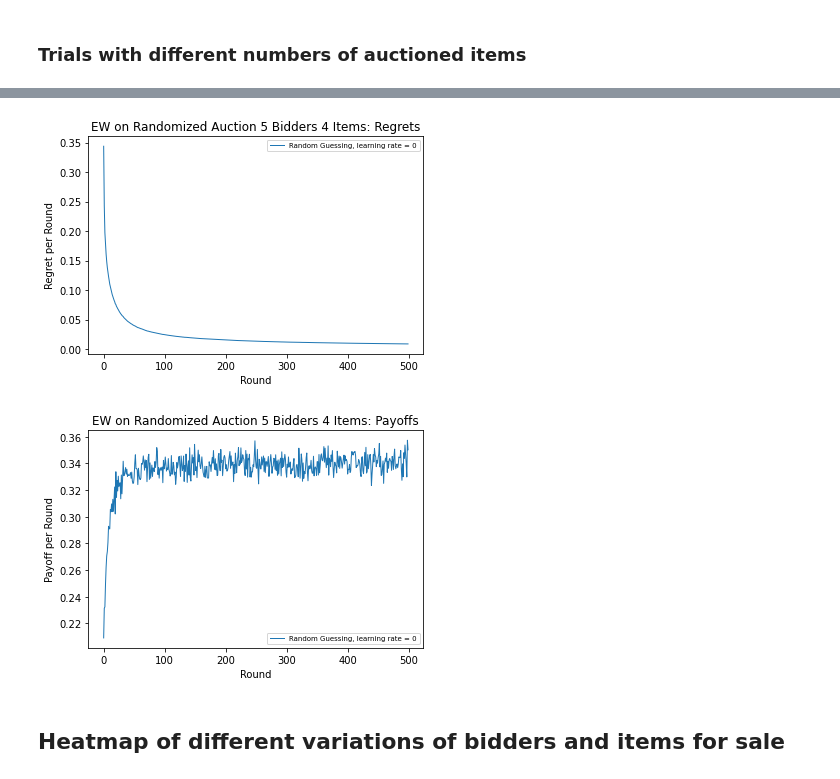
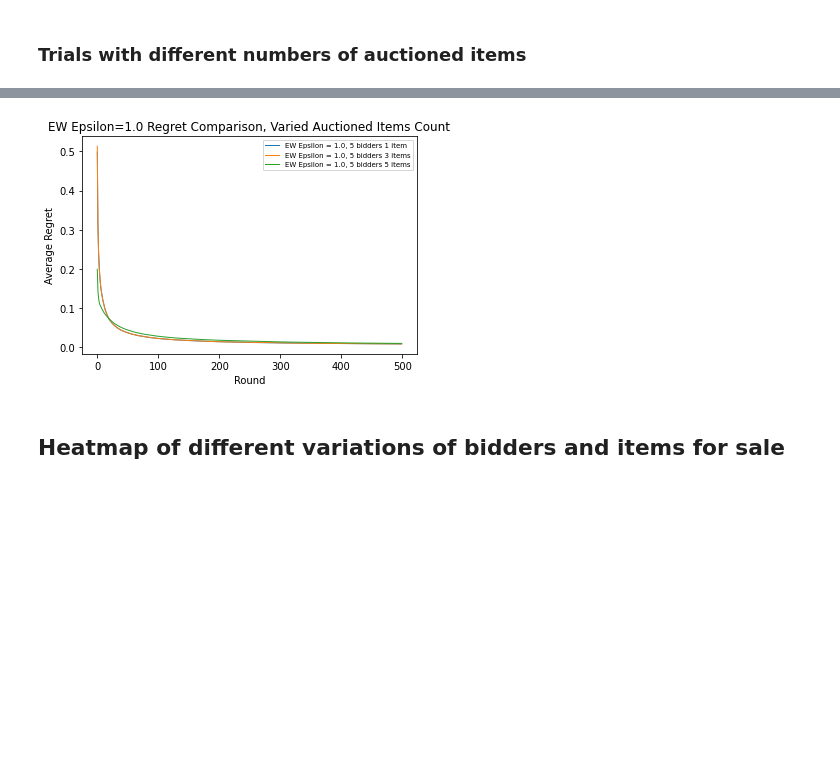
Before and after one commit to BrianGleason/online_markets_report_2, a Jupyter notebook: online_markets_r4/Report4.ipynb, the cells around one changed output, grey strips where cells are left out. Cells and saved outputs as stored; diff of their text form; code cells hidden in the pictures; blank space fills up the shorter version.

```diff
--- a/online_markets_r4/Report4.ipynb
+++ b/online_markets_r4/Report4.ipynb
@@ -647,7 +642,7 @@ avg r4 0.01600921284154811
 ### Trials with different numbers of auctioned items
 # %%
 num_bidders = 5
-num_items = 4
+num_items = 3
 auction_list = []
 min_payoff, max_payoff = 0, 1
 # perform 500 trials each with 500 rounds and 2 bidders
@@ -655,10 +650,64 @@ for i in range(NUM_TRIALS):
     auction_list.append(generate_random_bidlist(num_bidders, NUM_ROUNDS))
 price_discretization = generate_linear_discretization(1, 0.01)
 alg = ExponentialWeights(1.0, len(price_discretization))
-alg_regrets, alg_payoffs = auction_trial(alg, auction_list, NUM_ROUNDS, max_payoff, price_discretization, num_items)
-print(alg_regrets[-1])
-print(alg_payoffs[-1])
-print('avg 1', sum(alg_payoffs) / len(alg_payoffs))
-visualize_rounds(alg_regrets, NUM_ROUNDS, 0, "EW on Randomized Auction 5 Bidders 4 Items: Regrets", "Random Guessing", "Randomized Auction", "Regret per Round")
-visualize_rounds(alg_payoffs, NUM_ROUNDS, 0, "EW on Randomized Auction 5 Bidders 4 Items: Payoffs", "Random Guessing", "Randomized Auction", "Payoff per Round")
+alg1_regrets, alg1_payoffs = auction_trial(alg, auction_list, NUM_ROUNDS, max_payoff, price_discretization, num_items)
+print(alg1_regrets[-1])
+print(alg1_payoffs[-1])
+print('avg p1', sum(alg1_payoffs) / len(alg1_payoffs))
+print('avg r1', sum(alg1_regrets) / len(alg1_regrets))
+#visualize_rounds(alg1_regrets, NUM_ROUNDS, 0, "EW on Randomized Auction 5 Bidders 1 Items: Regrets", "Random Guessing", "Randomized Auction", "Regret per Round")
+#visualize_rounds(alg1_payoffs, NUM_ROUNDS, 0, "EW on Randomized Auction 5 Bidders 1 Items: Payoffs", "Random Guessing", "Randomized Auction", "Payoff per Round")
+
+
+num_bidders = 5
+num_items = 3
+auction_list = []
+min_payoff, max_payoff = 0, 1
+# perform 500 trials each with 500 rounds and 2 bidders
+for i in range(NUM_TRIALS):
+    auction_list.append(generate_random_bidlist(num_bidders, NUM_ROUNDS))
+price_discretization = generate_linear_discretization(1, 0.01)
+alg = ExponentialWeights(1.0, len(price_discretization))
+alg2_regrets, alg2_payoffs = auction_trial(alg, auction_list, NUM_ROUNDS, max_payoff, price_discretization, num_items)
+print(alg2_regrets[-1])
+print(alg2_payoffs[-1])
+print('avg p2', sum(alg2_payoffs) / len(alg2_payoffs))
+print('avg r2', sum(alg2_regrets) / len(alg2_regrets))
+#visualize_rounds(alg2_regrets, NUM_ROUNDS, 0, "EW on Randomized Auction 5 Bidders 3 Items: Regrets", "Random Guessing", "Randomized Auction", "Regret per Round")
+#visualize_rounds(alg2_payoffs, NUM_ROUNDS, 0, "EW on Randomized Auction 5 Bidders 3 Items: Payoffs", "Random Guessing", "Randomized Auction", "Payoff per Round")
+
+num_bidders = 5
+num_items = 5
+auction_list = []
+min_payoff, max_payoff = 0, 1
+# perform 500 trials each with 500 rounds and 2 bidders
+for i in range(NUM_TRIALS):
+    auction_list.append(generate_random_bidlist(num_bidders, NUM_ROUNDS))
+price_discretization = generate_linear_discretization(1, 0.01)
+alg = ExponentialWeights(1.0, len(price_discretization))
+alg3_regrets, alg3_payoffs = auction_trial(alg, auction_list, NUM_ROUNDS, max_payoff, price_discretization, num_items)
+print(alg3_regrets[-1])
+print(alg3_payoffs[-1])
+print('avg p3', sum(alg3_payoffs) / len(alg3_payoffs))
+print('avg r3', sum(alg3_regrets) / len(alg3_regrets))
+#visualize_rounds(alg3_regrets, NUM_ROUNDS, 0, "EW on Randomized Auction 5 Bidders 5 Items: Regrets", "Random Guessing", "Randomized Auction", "Regret per Round")
+#visualize_rounds(alg3_payoffs, NUM_ROUNDS, 0, "EW on Randomized Auction 5 Bidders 5 Items: Payoffs", "Random Guessing", "Randomized Auction", "Payoff per Round")
+
+file_name = 'EW Epsilon=1.0 Regret Comparison, Varied Auctioned Items Count' + '.png'
+
+x_all = numpy.array(list(range(0, NUM_ROUNDS)))
+y_1 = numpy.array(alg1_regrets)
+y_2 = numpy.array(alg2_regrets)
+y_3 = numpy.array(alg3_regrets)
+plt.plot(x_all, y_1, label='EW Epsilon = 1.0, 5 bidders 1 item'.format(alg_name="1 item"), linewidth=1)
+plt.plot(x_all, y_2, label='EW Epsilon = 1.0, 5 bidders 3 items'.format(alg_name="3 items"), linewidth=1)
+plt.plot(x_all, y_3, label='EW Epsilon = 1.0, 5 bidders 5 items'.format(alg_name="5 items"), linewidth=1)
+
+plt.xlabel("Round")
+plt.ylabel("Average Regret")
+plt.title('EW Epsilon=1.0 Regret Comparison, Varied Auctioned Items Count')
+plt.legend(loc='best', prop={'size': 7})
+plt.savefig(file_name)
+
+plt.show()
 # %% [output]
@@ -668,5 +726,4 @@ avg 1 0.33624693066453526
-[figure, old version]
+[figure, new version]
-[figure, removed]
 # %% [markdown]
 ## Heatmap of different variations of bidders and items for sale
 # %%
```
Also changed, not shown: parts of 17 cells of this notebook, 28 other files.
